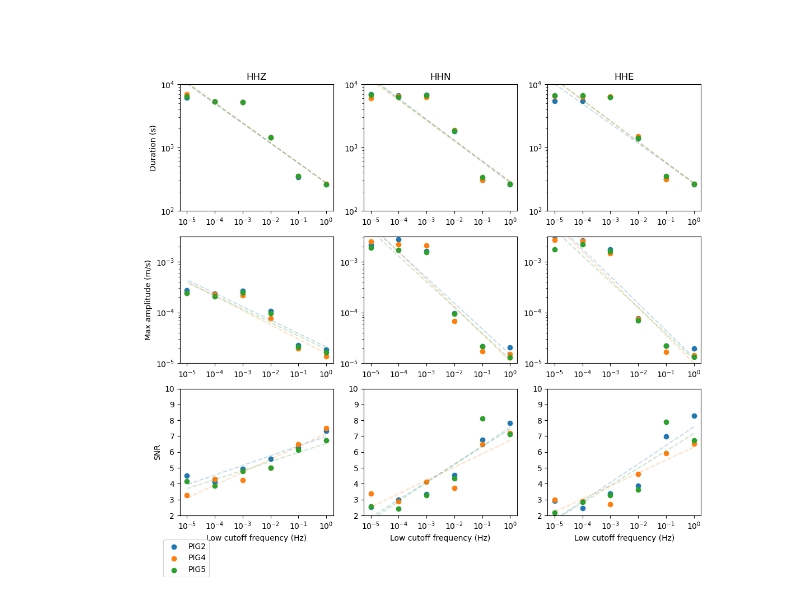
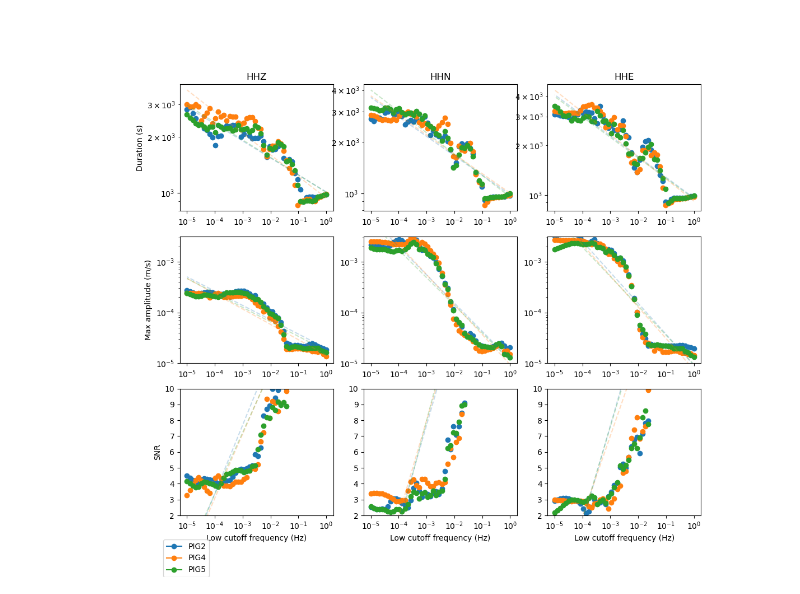
Before and after one commit to stepholinger/may_9, a Jupyter notebook: plotting.ipynb, the cells around one changed output. Cells and saved outputs as stored; diff of their text form; code cells hidden in the pictures.

Commit message:
filled in may 9 characteristic curve

```diff
--- a/plotting.ipynb
+++ b/plotting.ipynb
@@ -303,12 +301,14 @@ st = obspy.read("data/MSEED/may_9_event_velocity_100000s.MSEED")
 # set parameters
 stations = ["PIG2","PIG4","PIG5"]
 channels = ["HHZ","HHE","HHN"]
-low_cut = np.array([1,10,100,1000,10000,100000])
+low_cut = np.logspace(0,5)
+
 low_freq = 1/low_cut
 fs = 100
 window_start = obspy.UTCDateTime(2012,5,9,18,2)
-window_end = [obspy.UTCDateTime(2012,5,9,18,10),obspy.UTCDateTime(2012,5,9,18,10),obspy.UTCDateTime(2012,5,9,18,40),
-              obspy.UTCDateTime(2012,5,9,20),obspy.UTCDateTime(2012,5,9,20),obspy.UTCDateTime(2012,5,9,20)]
+window_end = obspy.UTCDateTime(2012,5,9,20)
+#window_end = [obspy.UTCDateTime(2012,5,9,18,10),obspy.UTCDateTime(2012,5,9,18,10),obspy.UTCDateTime(2012,5,9,18,40),
+#              obspy.UTCDateTime(2012,5,9,20),obspy.UTCDateTime(2012,5,9,20),obspy.UTCDateTime(2012,5,9,20)]
 colors = plt.rcParams['axes.prop_cycle'].by_key()['color']
 
 # put data into dictionary
@@ -317,15 +317,18 @@ for tr in st:
     for f in range(len(low_cut)):
         key = tr.stats.station+tr.stats.channel+str(low_cut[f])
         tr_filt = tr.copy().filter("highpass",freq=low_freq[f])
-        data_dict[key] = tr_filt.trim(starttime=window_start,endtime=window_end[f]).data
+        data_dict[key] = tr_filt.trim(starttime=window_start,endtime=window_end).data
 
 # make functions that estimate each parameter of interest
-def get_duration(data):
-    cumulative_curve = np.cumsum(np.square(data))
-    max_curve = np.max(cumulative_curve)
-    finish_amp = 0.95 * max_curve
-    duration = len(np.where((cumulative_curve<=finish_amp))[0])/fs
-    return duration
+def get_duration(data,fs):
+    env = np.abs(scipy.signal.hilbert(data))
+    sos = scipy.signal.butter(2,0.001, 'lp', fs=fs, output='sos')
+    filt_env = scipy.signal.sosfilt(sos, env)
+    filt_env_diff = np.diff(filt_env)/(1/fs)
+    filt_env_diff_abs = np.abs(filt_env_diff)
+    thresh = np.mean(filt_env_diff_abs)
+    duration = len(data)-np.sum([filt_env_diff_abs<thresh])
+    return duration/fs
 
 def get_snr(data):
     snr = get_amplitude(data)/data.std()
@@ -358,10 +361,10 @@ for c in range(len(channels)):
         for f in low_freq:
 
             # get correct trace
-            data = data_dict[stations[s]+channels[c]+str(round(1/f))]
+            data = data_dict[stations[s]+channels[c]+str(1/f)]
 
             # estimate each parameter
-            duration = get_duration(data)
+            duration = get_duration(data,fs)
             duration_vector.append(duration)
             amplitude = get_amplitude(data)
             amplitude_vector.append(amplitude)
@@ -372,33 +375,37 @@ for c in range(len(channels)):
             duration_point = ax[0][c].scatter(f,duration,color=colors[s])
             amplitude_point = ax[1][c].scatter(f,amplitude,color=colors[s])
             snr_point = ax[2][c].scatter(f,snr,color=colors[s])
 
         # plot a best fit line for each set of scattered values
         [m,b] = regression(np.log10(low_freq),np.log10(duration_vector))
         ax[0][c].plot(low_freq,10**(m*np.log10(low_freq)+b),'--',color=colors[s],alpha=0.25)
         [m,b] = regression(np.log10(low_freq),np.log10(amplitude_vector))
         ax[1][c].plot(low_freq,10**(m*np.log10(low_freq)+b),'--',color=colors[s],alpha=0.25)
         [m,b] = regression(np.log10(low_freq),snr_vector)
         ax[2][c].plot(low_freq,m*np.log10(low_freq)+b,'--',color=colors[s],alpha=0.25)
 
 ax[0][0].set_title('HHZ')
 ax[0][1].set_title('HHN')
 ax[0][2].set_title('HHE')
 ax[0][0].set_ylabel('Duration (s)')
 ax[1][0].set_ylabel('Max amplitude (m/s)')
 ax[2][0].set_ylabel('SNR')
 for axis in ax[0]:
-    axis.set_ylim([10**2,10**4])
+    #axis.set_ylim([10**3,10**4])
     axis.set_xticks([1e-5,1e-4,1e-3,1e-2,1e-1,1])
 for axis in ax[1]:
     axis.set_ylim([10**(-5),10**(-2.5)])
     axis.set_xticks([1e-5,1e-4,1e-3,1e-2,1e-1,1])
 for axis in ax[2]:
     axis.set_ylim([2,10])
     axis.set_xlabel('Low cutoff frequency (Hz)')
     axis.set_xticks([1e-5,1e-4,1e-3,1e-2,1e-1,1])
 
-fig.legend(handles=[ax[0][0].get_children()[0],ax[0][0].get_children()[8],ax[0][0].get_children()[14]],labels=stations,loc=[0.1,0])
+dots = [plt.Line2D([],[], color=colors[0], marker='o',linestyle=None),
+                plt.Line2D([],[], color=colors[1],  marker='o',linestyle=None),
+                plt.Line2D([],[], color=colors[2],  marker='o',linestyle=None)]
+legend = fig.legend(handles=dots,labels=stations,loc=[0.1,0])
+
 plt.savefig('frequency_scalings.png')
 # %% [output]
-[figure, old version]
+[figure, new version]
```
Also changed, not shown: parts of 4 cells of this notebook, 1 other file.
